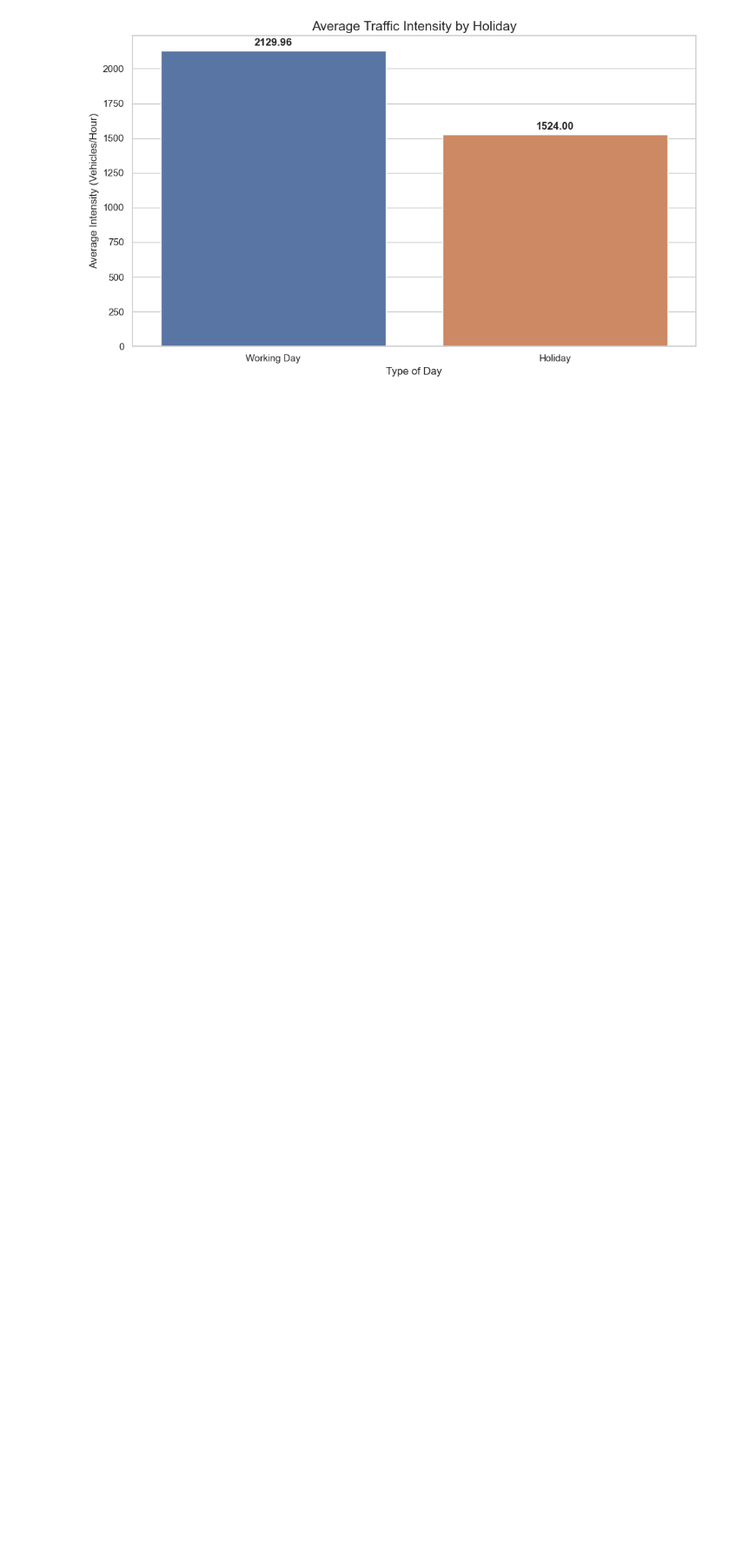
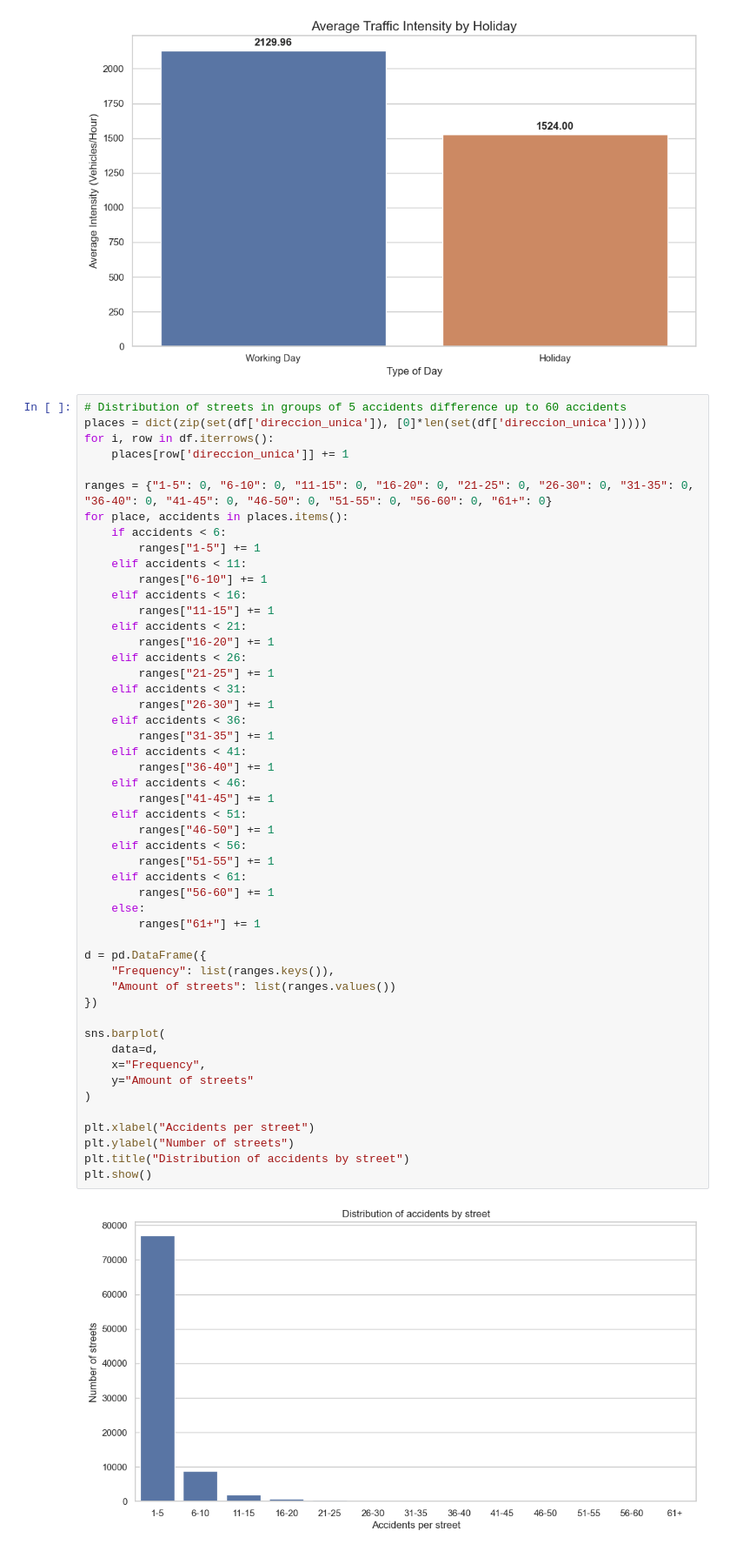
Before and after one commit to NadalBQ/Proyecto_iii, a Jupyter notebook: analysis/EDA/EDA_Accidentes_Madrid.ipynb, the cells around one changed output. Shown at 87% size. Saved outputs shown, nothing was run; the diff lists cells and outputs as text; blank space fills up the shorter version.

Commit message:
Added distribution plots of the target variable

```diff
--- a/analysis/EDA/EDA_Accidentes_Madrid.ipynb
+++ b/analysis/EDA/EDA_Accidentes_Madrid.ipynb
@@ -225,3 +225,55 @@ for p in barplot.patches:
 plt.tight_layout()
 # %% [output]
 [figure]
+# %%
+# Distribution of streets in groups of 5 accidents difference up to 60 accidents
+places = dict(zip(set(df['direccion_unica']), [0]*len(set(df['direccion_unica']))))
+for i, row in df.iterrows():
+    places[row['direccion_unica']] += 1
+
+ranges = {"1-5": 0, "6-10": 0, "11-15": 0, "16-20": 0, "21-25": 0, "26-30": 0, "31-35": 0, "36-40": 0, "41-45": 0, "46-50": 0, "51-55": 0, "56-60": 0, "61+": 0}
+for place, accidents in places.items():
+    if accidents < 6:
+        ranges["1-5"] += 1
+    elif accidents < 11:
+        ranges["6-10"] += 1
+    elif accidents < 16:
+        ranges["11-15"] += 1
+    elif accidents < 21:
+        ranges["16-20"] += 1
+    elif accidents < 26:
+        ranges["21-25"] += 1
+    elif accidents < 31:
+        ranges["26-30"] += 1
+    elif accidents < 36:
+        ranges["31-35"] += 1
+    elif accidents < 41:
+        ranges["36-40"] += 1
+    elif accidents < 46:
+        ranges["41-45"] += 1
+    elif accidents < 51:
+        ranges["46-50"] += 1
+    elif accidents < 56:
+        ranges["51-55"] += 1
+    elif accidents < 61:
+        ranges["56-60"] += 1
+    else:
+        ranges["61+"] += 1
+
+d = pd.DataFrame({
+    "Frequency": list(ranges.keys()),
+    "Amount of streets": list(ranges.values())
+})
+
+sns.barplot(
+    data=d,
+    x="Frequency",
+    y="Amount of streets"
+)
+
+plt.xlabel("Accidents per street")
+plt.ylabel("Number of streets")
+plt.title("Distribution of accidents by street")
+plt.show()
+# %% [output]
+[figure, added]
```
Also changed, not shown: parts of 3 cells of this notebook.
